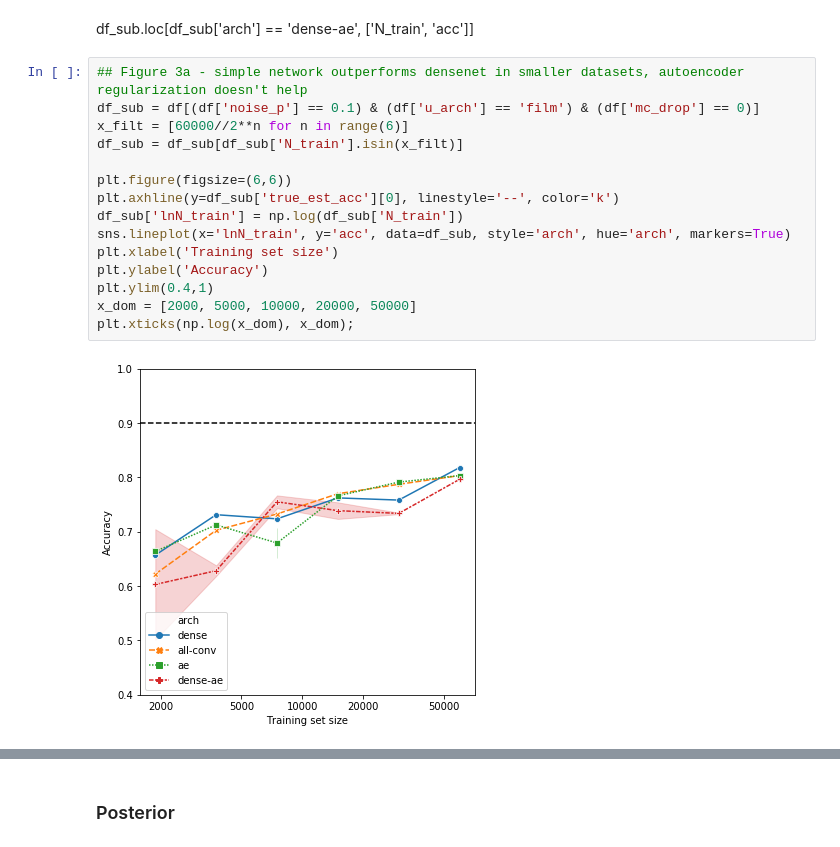
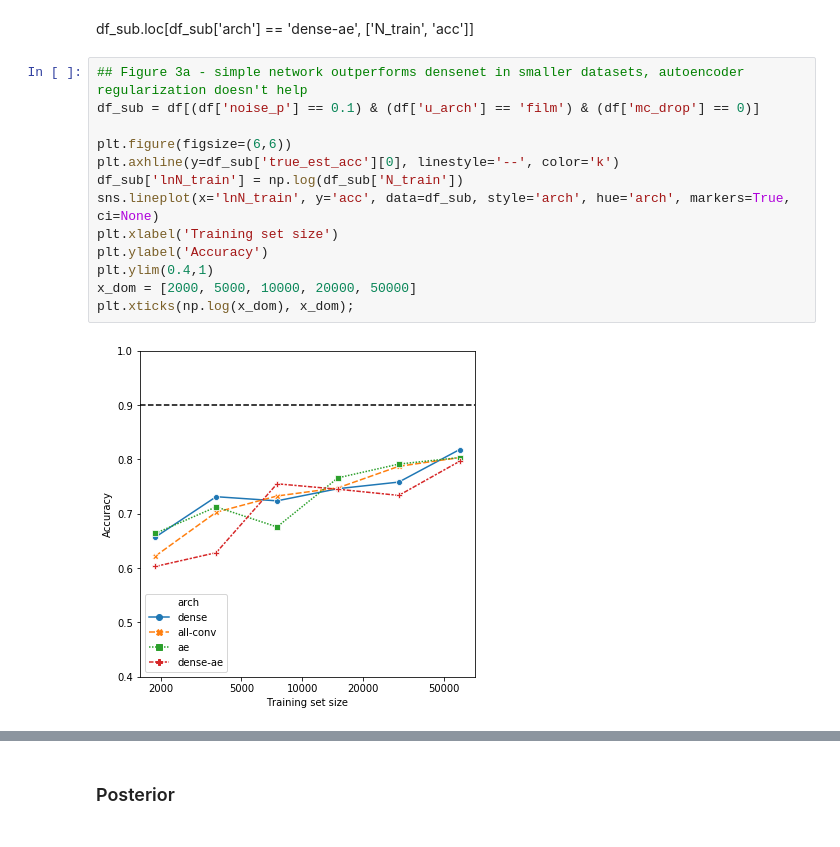
Before and after one commit to clintonjwang/conditional_nets, a Jupyter notebook: scratchpad.ipynb, the cells around one changed output, grey strips where cells are left out. Cells and saved outputs as stored; diff of their text form.

```diff
--- a/scratchpad.ipynb
+++ b/scratchpad.ipynb
@@ -180,20 +574,18 @@ df_sub.loc[df_sub['arch'] == 'dense-ae', ['N_train', 'acc']]
 # %%
 ## Figure 3a - simple network outperforms densenet in smaller datasets, autoencoder regularization doesn't help
 df_sub = df[(df['noise_p'] == 0.1) & (df['u_arch'] == 'film') & (df['mc_drop'] == 0)]
-x_filt = [60000//2**n for n in range(6)]
-df_sub = df_sub[df_sub['N_train'].isin(x_filt)]
 
 plt.figure(figsize=(6,6))
 plt.axhline(y=df_sub['true_est_acc'][0], linestyle='--', color='k')
 df_sub['lnN_train'] = np.log(df_sub['N_train'])
-sns.lineplot(x='lnN_train', y='acc', data=df_sub, style='arch', hue='arch', markers=True)
+sns.lineplot(x='lnN_train', y='acc', data=df_sub, style='arch', hue='arch', markers=True, ci=None)
 plt.xlabel('Training set size')
 plt.ylabel('Accuracy')
 plt.ylim(0.4,1)
 x_dom = [2000, 5000, 10000, 20000, 50000]
 plt.xticks(np.log(x_dom), x_dom);
 # %% [output]
-[figure, old version]
+[figure, new version]
 # %%
 ## Figure 3b - simple network outperforms densenet in smaller datasets, autoencoder regularization doesn't help
 df_sub = df[(df['noise_p'] == 0.1) & (~df['arch'].str.contains('ae')) & (df['mc_drop'] == 0)]
```
Also changed, not shown: parts of 55 cells of this notebook, 9 other files.
